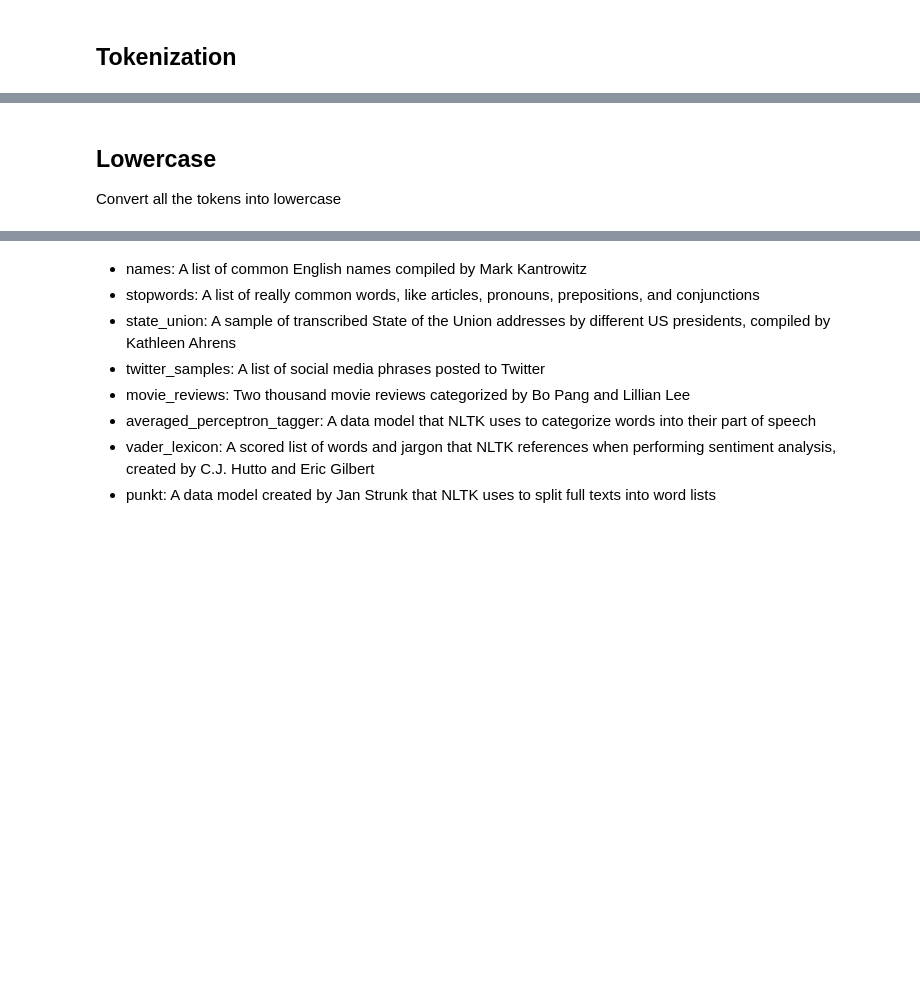
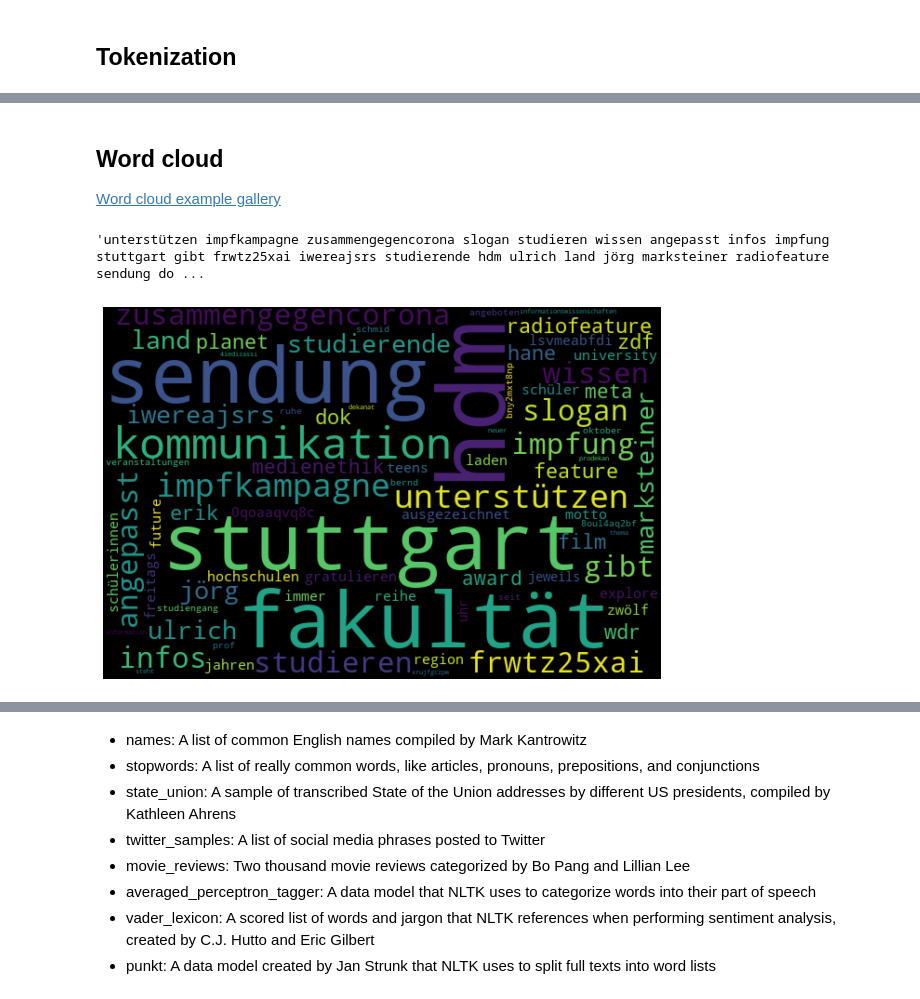
Before and after one commit to kirenz/twitter-tweepy, a Jupyter notebook: tweepy-nltk.ipynb, the cells around one changed output, grey strips where cells are left out. Cells and saved outputs as stored; diff of their text form; code cells hidden in the pictures; blank space fills up the shorter version.

```diff
--- a/tweepy-nltk.ipynb
+++ b/tweepy-nltk.ipynb
@@ -25,0 +64,10 @@ df['text_token']=df['text'].apply(regexp.tokenize)
+# %%
+from nltk.corpus import stopwords
+#nltk.download(‘stopwords’)
+
+# make a list of german stopwords
+stopwords = nltk.corpus.stopwords.words("german")
+
+# extend the list with your own custom stopwords
+my_stopwords = ['https']
+stopwords.extend(my_stopwords)
@@ -26,3 +88,5 @@ df['text_token']=df['text'].apply(regexp.tokenize)
+# %%
+df['text_token'] = df['text_token'].apply(lambda x: ' '.join([w for w in x if len(w)>2]))
 # %%
 df['text_token']
 # %% [output]
@@ -47,3 +102,9 @@ df['text_token'] = df['text_token'].apply(lambda x: [item for item in x if item
+# %%
+from nltk.stem import WordNetLemmatizer
+
+wordnet_lem = WordNetLemmatizer()
+
+df['text_token'] = df['text_token'].apply(wordnet_lem.lemmatize)
 # %%
 df['text_token']
 # %% [output]
@@ -54,5 +115,22 @@ df['text_token']
 Name: text_token, dtype: object
-# %% [markdown]
-## Lowercase
-
-Convert all the tokens into lowercase
+# %% [markdown]
+## Word cloud
+
+[Word cloud example gallery](https://amueller.github.io/word_cloud/auto_examples/index.html#example-gallery)
+# %%
+all_words = ' '.join([word for word in df['text_token']])
+all_words
+# %% [output]
+'unterstützen impfkampagne zusammengegencorona slogan studieren wissen angepasst infos impfung stuttgart gibt frwtz25xai iwereajsrs studierende hdm ulrich land jörg marksteiner radiofeature sendung do ...
+# %%
+wordcloud = WordCloud(width=600,
+                     height=400,
+                     random_state=2,
+                     max_font_size=100).generate(all_words)
+
+plt.figure(figsize=(10, 7))
+plt.imshow(wordcloud, interpolation='bilinear')
+plt.axis('off')
+plt.show()
+# %% [output]
+[figure, added]
```
Also changed, not shown: parts of 40 cells of this notebook.
